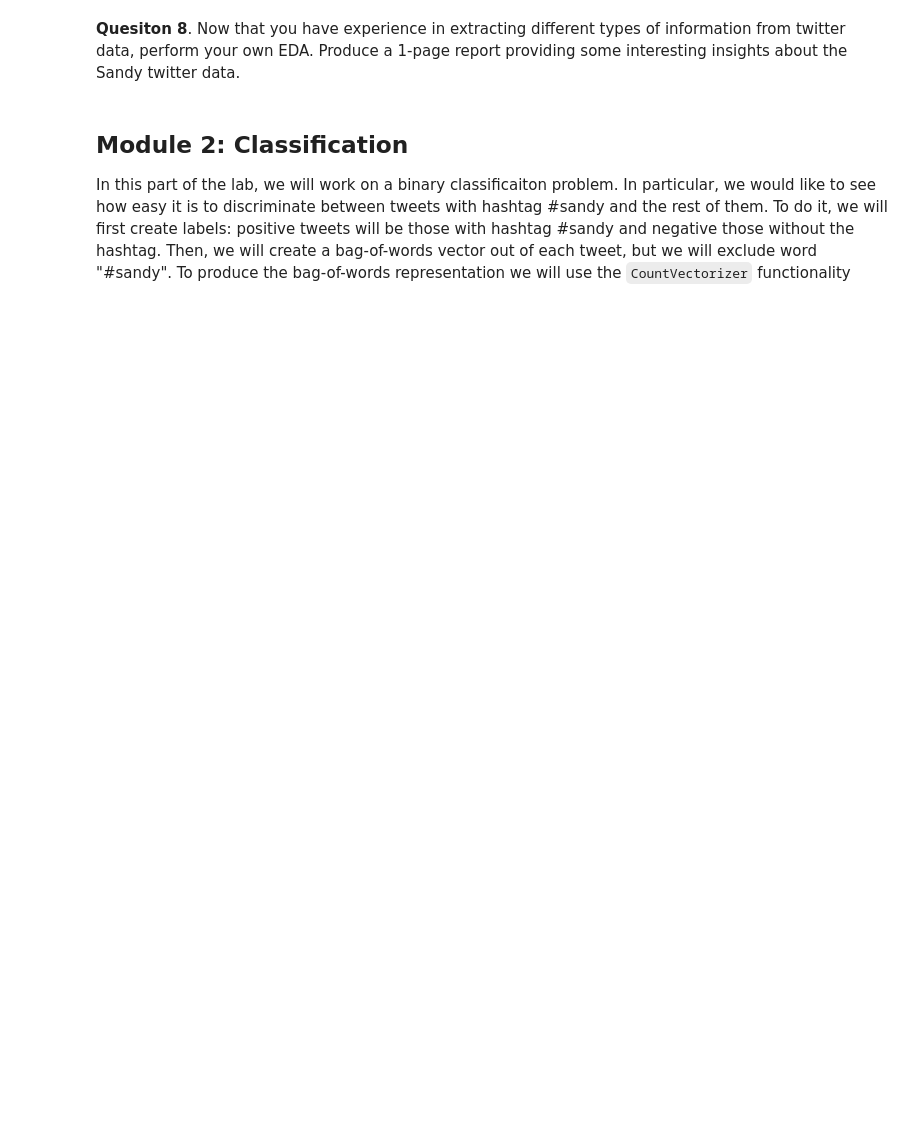
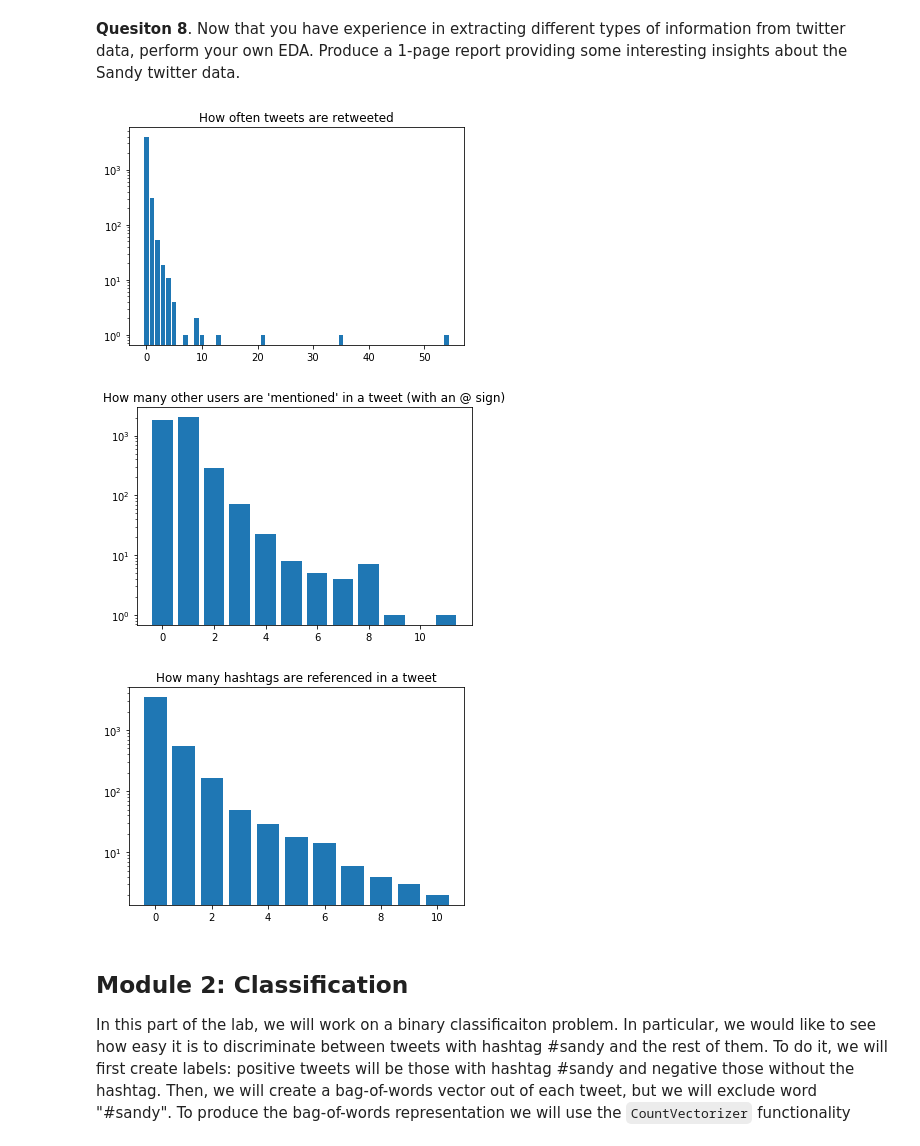
Before and after one commit to BareBeaverBat/cis3715-temple-2020.github.io, a Jupyter notebook: Lab7/CIS3715 (Temple - Spring 2020) Lab7.ipynb, the cells around one changed output. Cells and saved outputs as stored; diff of their text form; code cells hidden in the pictures; blank space fills up the shorter version.

```diff
--- a/Lab7/CIS3715 (Temple - Spring 2020) Lab7.ipynb
+++ b/Lab7/CIS3715 (Temple - Spring 2020) Lab7.ipynb
@@ -568,5 +586,62 @@ plt.show()
 # %% [markdown]
 **Quesiton 8**. Now that you have experience in extracting different types of information from twitter data, perform your own EDA. Produce a 1-page report providing some interesting insights about the Sandy twitter data.
+# %%
+retweetRates= {}
+
+for periodTweets in frequencyMap.values():
+    for currTweet in periodTweets["list"]:
+        retweetCount = currTweet["retweet_count"]
+
+        if retweetCount not in retweetRates:
+            retweetRates[retweetCount] = 1
+        else:
+            retweetRates[retweetCount] += 1
+
+plt.bar(list(retweetRates.keys()), list(retweetRates.values()))
+plt.title("How often tweets are retweeted")
+plt.yscale("log")
+
+plt.show()
+
+
+numMentions= {}
+
+for periodTweets in frequencyMap.values():
+    for currTweet in periodTweets["list"]:
+        mentionsCount = currTweet["text"].count("@")
+
+        if mentionsCount not in numMentions:
+            numMentions[mentionsCount] = 1
+        else:
+            numMentions[mentionsCount] += 1
+
+plt.bar(list(numMentions.keys()), list(numMentions.values()))
+plt.title("How many other users are 'mentioned' in a tweet (with an @ sign)")
+plt.yscale("log")
+
+plt.show()
+
+
+numHashtags= {}
+
+for periodTweets in frequencyMap.values():
+    for currTweet in periodTweets["list"]:
+        tagsCount = currTweet["text"].count("#")
+
+        if tagsCount not in numHashtags:
+            numHashtags[tagsCount] = 1
+        else:
+            numHashtags[tagsCount] += 1
+
+plt.bar(list(numHashtags.keys()), list(numHashtags.values()))
+plt.title("How many hashtags are referenced in a tweet")
+plt.yscale("log")
+
+plt.show()
+# %% [output]
+[figure, added]
+[figure, added]
+[figure, added]
 # %% [markdown]
 ## Module 2: Classification
 
```
Also changed, not shown: parts of 16 cells of this notebook, 1 other file.
